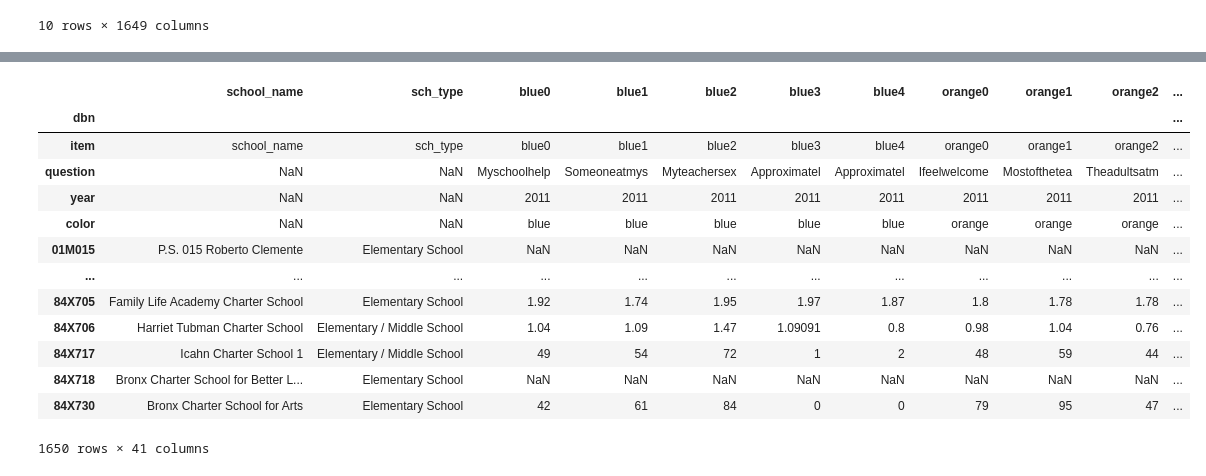
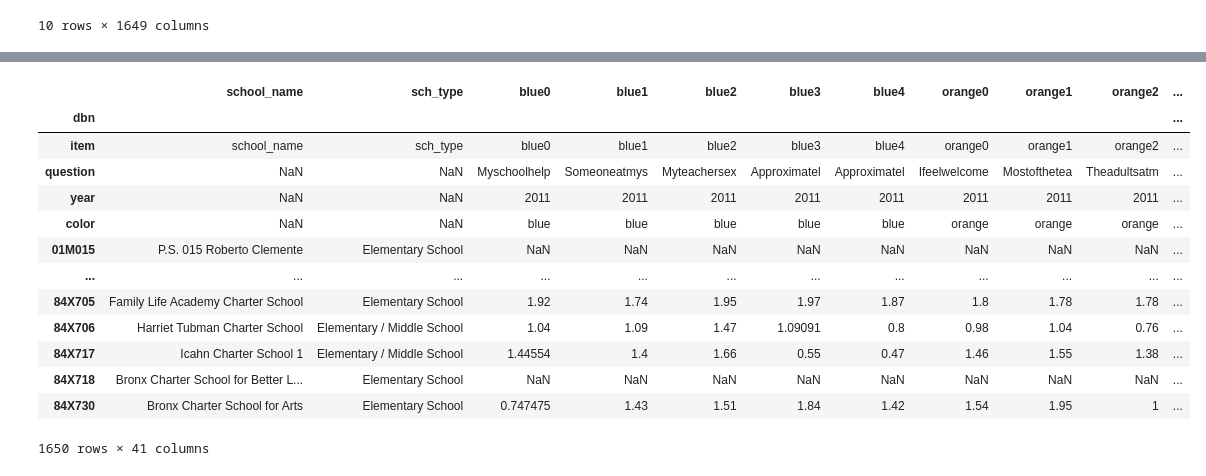
Before and after one commit to angsu/NYC-Survey-Scoring, a Jupyter notebook: score09_11.ipynb, the cells around one changed output, grey strips where cells are left out. Cells and saved outputs as stored; diff of their text form; code cells hidden in the pictures.

Commit message:
Fix calculation errors for three schools

```diff
--- a/score09_11.ipynb
+++ b/score09_11.ipynb
@@ -355,6 +355,10 @@ all[yryr[2]].iloc[0:10]
 | 8 | NaN | NaN | NaN | NaN | 14 | NaN | NaN | NaN | NaN | NaN | ... | ... |
 | 9 | NaN | NaN | NaN | NaN | 4 | NaN | NaN | NaN | NaN | NaN | ... | ... |
 10 rows × 1649 columns
+# %%
+all[yryr[2]] = all[yryr[2]][['index'] + [c for c in all[yryr[2]] if c not in ['index']]]
+# %%
+all[yryr[2]] = all[yryr[2]].drop([1], axis = 'columns')
 # %%
 first2009 = all[yryr[0]].iloc[7::4, :]
 first2010 = all[yryr[1]].iloc[7::4, :]
@@ -370,15 +374,15 @@ for j in range(0,len(all)):
         if all[yryr[j]]['variable'][i] in list(firstyr[j]['variable']):
             if all[yryr[j]]['variable'][i] in list(negtype[negativeyr[j]]):
                 n = all[yryr[j]].shape[1]
-                line = -2 * all[yryr[j]].iloc[i,1:n-5] - 1 * all[yryr[j]].iloc[i+1,1:n-5] + all[yryr[j]].iloc[i+2,1:n-5] + 2 * all[yryr[j]].iloc[i+3,1:n-5]
+                line = -2 * all[yryr[j]].iloc[i,1:n-1] - 1 * all[yryr[j]].iloc[i+1,1:n-1] + all[yryr[j]].iloc[i+2,1:n-1] + 2 * all[yryr[j]].iloc[i+3,1:n-1]
             else:
                 n = all[yryr[j]].shape[1]
-                line = 2 * all[yryr[j]].iloc[i,1:n-5] + all[yryr[j]].iloc[i+1,1:n-5] - 1 *all[yryr[j]].iloc[i+2,1:n-5] - 2 * all[yryr[j]].iloc[i+3,1:n-5]
+                line = 2 * all[yryr[j]].iloc[i,1:n-1] + all[yryr[j]].iloc[i+1,1:n-1] - 1 *all[yryr[j]].iloc[i+2,1:n-1] - 2 * all[yryr[j]].iloc[i+3,1:n-1]
             #gets sum of the first four responses; if only four, then will be 100; if five, may be less than 100
-            sum = all[yryr[j]].iloc[i,1:n-5] + all[yryr[j]].iloc[i+1,1:n-5] + all[yryr[j]].iloc[i+2,1:n-5] + all[yryr[j]].iloc[i+3,1:n-5]
+            sum = all[yryr[j]].iloc[i,1:n-1] + all[yryr[j]].iloc[i+1,1:n-1] + all[yryr[j]].iloc[i+2,1:n-1] + all[yryr[j]].iloc[i+3,1:n-1]
             sum.replace(0, np.nan, inplace=True)
             line = line / sum
-            all[yryr[j]].iloc[i,1:n-5] = line
+            all[yryr[j]].iloc[i,1:n-1] = line
 # %%
 for i in range(0,len(yryr)):
     all[yryr[i]]['year'] = colyear[yryr[i]]
@@ -508,37 +480,37 @@ for i in range(0, len(temp_t)):
 for i in range(0,len(temp_t)):
     temp_t[yryr[i]] = pd.concat([temp_t[yryr[i]].loc[['color'],:], temp_t[yryr[i]].drop('color', axis=0)], axis=0)
     temp_t[yryr[i]] = pd.concat([temp_t[yryr[i]].loc[['year'],:], temp_t[yryr[i]].drop('year', axis=0)], axis=0)
     temp_t[yryr[i]] = pd.concat([temp_t[yryr[i]].loc[['question'],:], temp_t[yryr[i]].drop('question', axis=0)], axis=0)
     temp_t[yryr[i]] = pd.concat([temp_t[yryr[i]].loc[['item'],:], temp_t[yryr[i]].drop('item', axis=0)], axis=0)
     temp_t[yryr[i]].drop(temp_t[yryr[i]].tail(1).index,inplace=True)
     new_columns = temp_t[yryr[i]].columns.values
     new_columns[0] = 'dbn'
     temp_t[yryr[i]].columns = new_columns
 
     temp_t[yryr[i]].iloc[2, temp_t[yryr[i]].columns.get_loc('dbn')] = 'year'
     temp_t[yryr[i]].iloc[3, temp_t[yryr[i]].columns.get_loc('dbn')] = 'color'
     temp_t[yryr[i]].iloc[0, temp_t[yryr[i]].columns.get_loc('dbn')] = 'item'
 #    temp_t[yryr[i]] = temp_t[yryr[i]].iloc[1:,:]
     temp_t[yryr[i]] = temp_t[yryr[i]].set_index('dbn')
 
-temp_t[yryr[2]] = temp_t[yryr[2]].drop(['dbn'],axis=0)
+#temp_t[yryr[2]] = temp_t[yryr[2]].drop(['dbn'],axis=0)
 
 
 temp_t[yryr[2]]
 # %% [output]
 |  | school_name | sch_type | blue0 | blue1 | blue2 | blue3 | blue4 | orange0 | orange1 | orange2 | ... |
 | dbn |  |  |  |  |  |  |  |  |  |  | ... |
 | item | school_name | sch_type | blue0 | blue1 | blue2 | blue3 | blue4 | orange0 | orange1 | orange2 | ... |
 | question | NaN | NaN | Myschoolhelp | Someoneatmys | Myteachersex | Approximatel | Approximatel | Ifeelwelcome | Mostofthetea | Theadultsatm | ... |
 | year | NaN | NaN | 2011 | 2011 | 2011 | 2011 | 2011 | 2011 | 2011 | 2011 | ... |
 | color | NaN | NaN | blue | blue | blue | blue | blue | orange | orange | orange | ... |
 | 01M015 | P.S. 015 Roberto Clemente | Elementary School | NaN | NaN | NaN | NaN | NaN | NaN | NaN | NaN | ... |
 | ... | ... | ... | ... | ... | ... | ... | ... | ... | ... | ... | ... |
 | 84X705 | Family Life Academy Charter School | Elementary School | 1.92 | 1.74 | 1.95 | 1.97 | 1.87 | 1.8 | 1.78 | 1.78 | ... |
 | 84X706 | Harriet Tubman Charter School | Elementary / Middle School | 1.04 | 1.09 | 1.47 | 1.09091 | 0.8 | 0.98 | 1.04 | 0.76 | ... |
-| 84X717 | Icahn Charter School 1 | Elementary / Middle School | 49 | 54 | 72 | 1 | 2 | 48 | 59 | 44 | ... |
+| 84X717 | Icahn Charter School 1 | Elementary / Middle School | 1.44554 | 1.4 | 1.66 | 0.55 | 0.47 | 1.46 | 1.55 | 1.38 | ... |
 | 84X718 | Bronx Charter School for Better L... | Elementary School | NaN | NaN | NaN | NaN | NaN | NaN | NaN | NaN | ... |
-| 84X730 | Bronx Charter School for Arts | Elementary School | 42 | 61 | 84 | 0 | 0 | 79 | 95 | 47 | ... |
+| 84X730 | Bronx Charter School for Arts | Elementary School | 0.747475 | 1.43 | 1.51 | 1.84 | 1.42 | 1.54 | 1.95 | 1 | ... |
 1650 rows × 41 columns
 # %%
 result = temp_t[yryr[0]]
```
Also changed, not shown: parts of 2 cells of this notebook.
